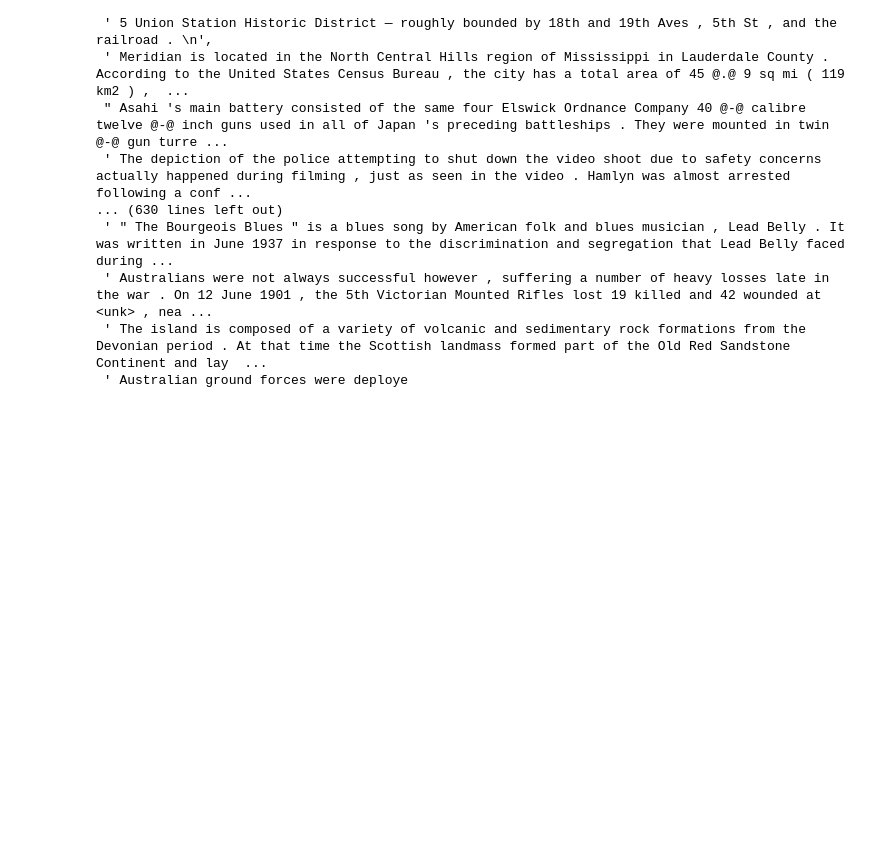
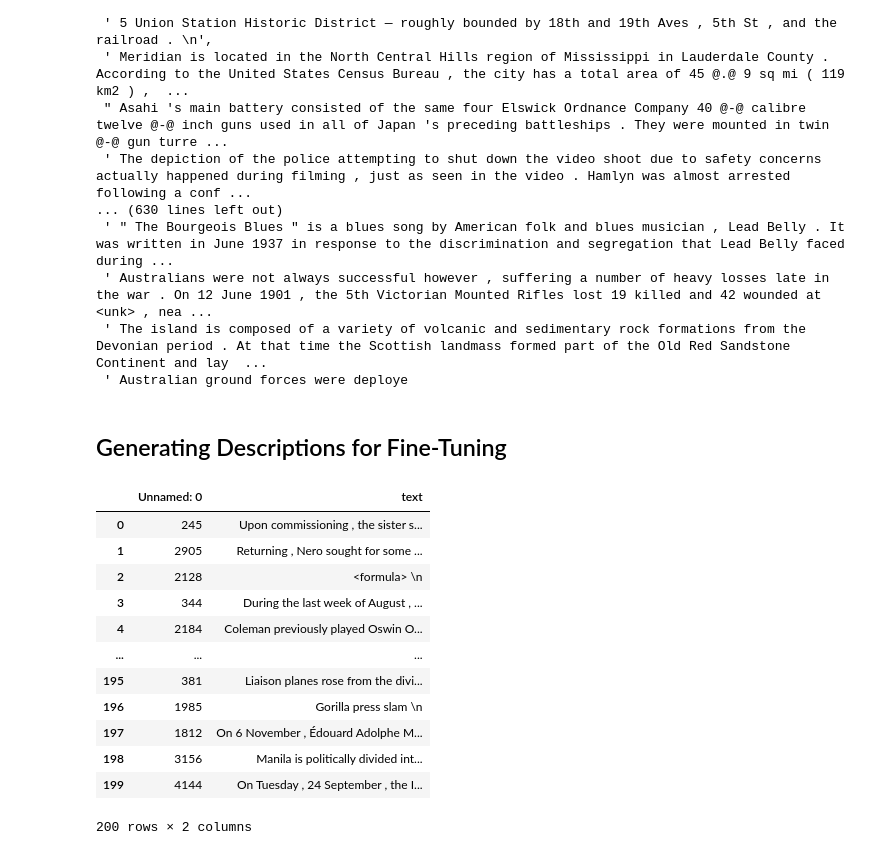
Before and after one commit to GabrielAlbuquerque01/projeto-visao, a Jupyter notebook: treatment_and_text_generation.ipynb, the cells around one changed output. Saved outputs shown, nothing was run; the diff lists cells and outputs as text; code cells hidden in the pictures; blank space fills up the shorter version.

```diff
--- a/treatment_and_text_generation.ipynb
+++ b/treatment_and_text_generation.ipynb
@@ -422,3 +423,27 @@ final_df['Ti'] = pd.Series(random_samples_wikitext)
 # salvando dados finais
 
 final_df.to_csv('data/final_data_descriptions.csv')
+# %% [markdown]
+## Generating Descriptions for Fine-Tuning
+# %%
+# carregando dataset com textos irrelevantes utilizados no artigo
+
+wikitext_ft = pd.read_csv('data/WikiText_to_fine_tuning.csv')
+# %%
+wikitext_ft = wikitext_ft.sample(200).reset_index(drop=True)
+# %%
+wikitext_ft
+# %% [output]
+|  | Unnamed: 0 | text |
+| 0 | 245 | Upon commissioning , the sister s... |
+| 1 | 2905 | Returning , Nero sought for some ... |
+| 2 | 2128 | <formula> \n |
+| 3 | 344 | During the last week of August , ... |
+| 4 | 2184 | Coleman previously played Oswin O... |
+| ... | ... | ... |
+| 195 | 381 | Liaison planes rose from the divi... |
+| 196 | 1985 | Gorilla press slam \n |
+| 197 | 1812 | On 6 November , Édouard Adolphe M... |
+| 198 | 3156 | Manila is politically divided int... |
+| 199 | 4144 | On Tuesday , 24 September , the I... |
+200 rows × 2 columns
```
Also changed, not shown: parts of 14 cells of this notebook, 12 other files.
